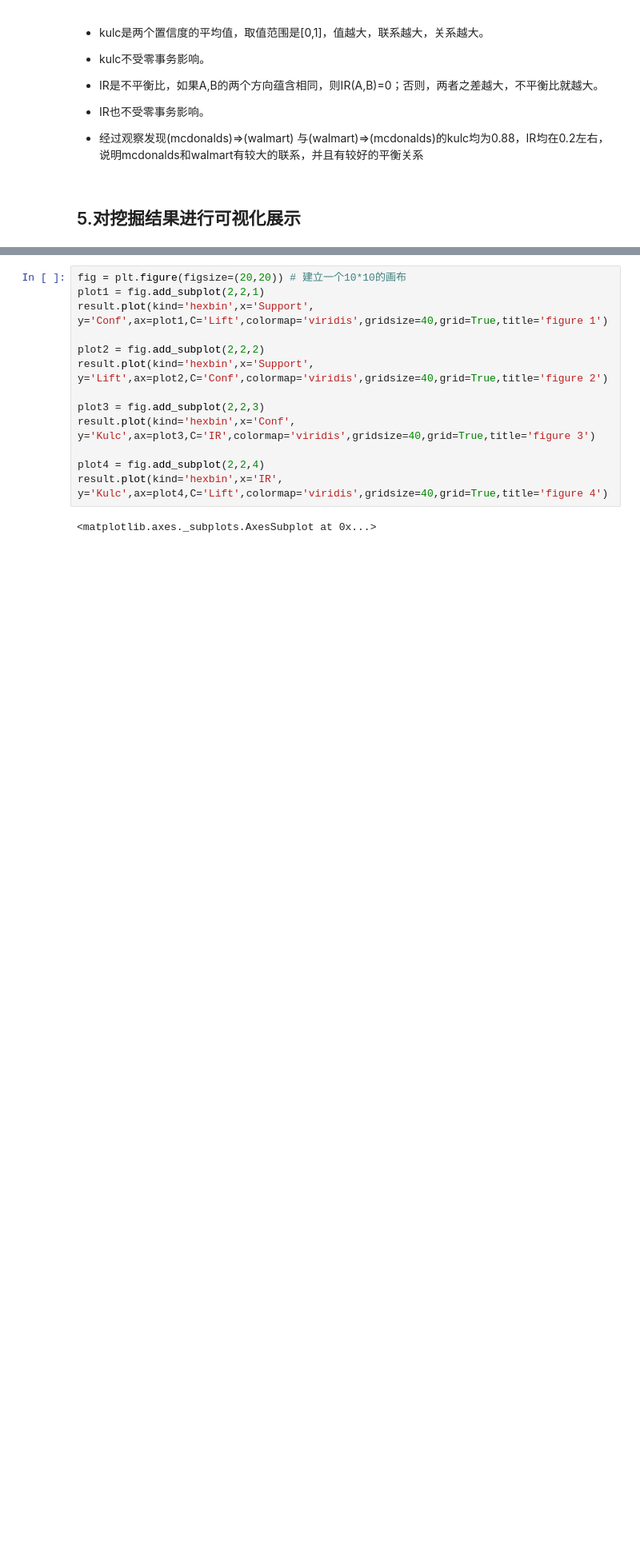
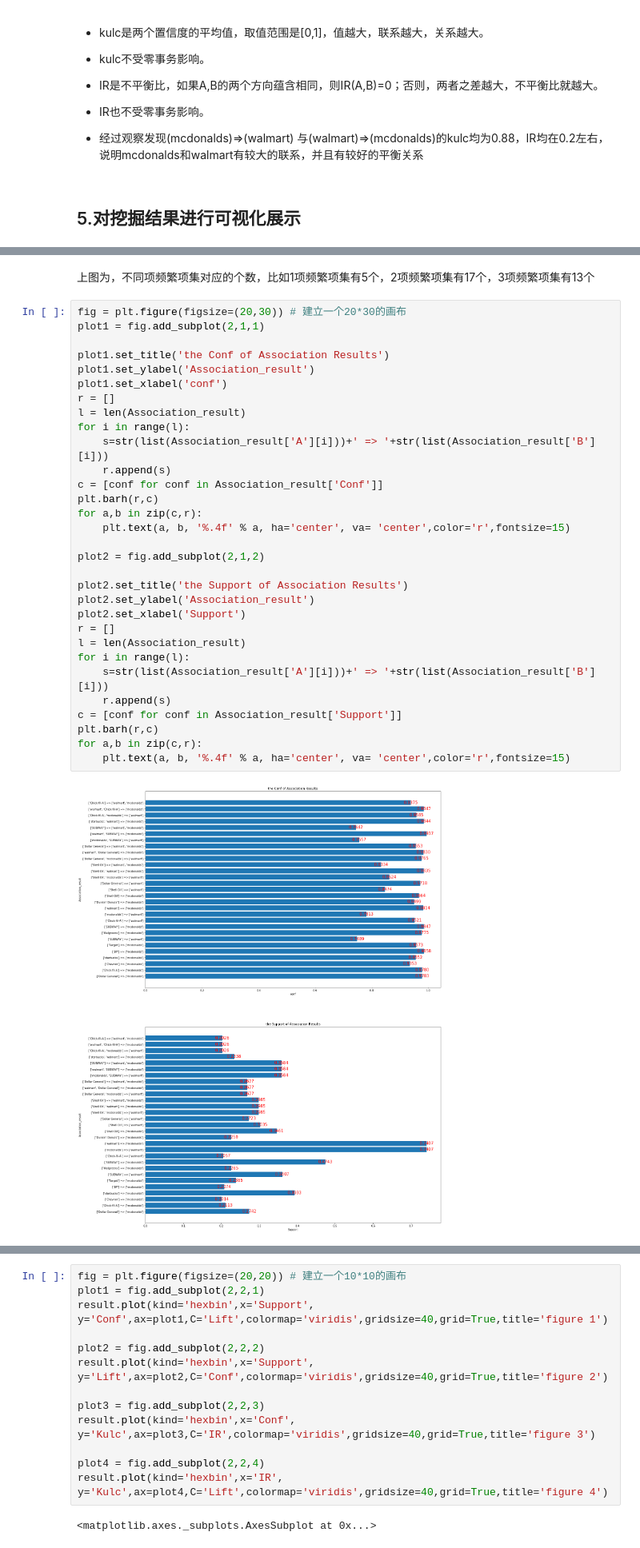
Before and after one commit to vastian180/DataMiningHomework2, a Jupyter notebook: 3.ipynb, the cells around one changed output, grey strips where cells are left out. Shown at 80% size. Drawn from its saved outputs; the diff is of its cells as text; blank space fills up the shorter version.

```diff
--- a/3.ipynb
+++ b/3.ipynb
@@ -492,0 +507,35 @@ support_data[frozenset({'mcdonalds'})]
+# %% [markdown]
+上图为，不同项频繁项集对应的个数，比如1项频繁项集有5个，2项频繁项集有17个，3项频繁项集有13个
+# %%
+fig = plt.figure(figsize=(20,30)) # 建立一个20*30的画布
+plot1 = fig.add_subplot(2,1,1)
+
+plot1.set_title('the Conf of Association Results')
+plot1.set_ylabel('Association_result')
+plot1.set_xlabel('conf')
+r = []
+l = len(Association_result)
+for i in range(l):
+    s=str(list(Association_result['A'][i]))+' => '+str(list(Association_result['B'][i]))
+    r.append(s)
+c = [conf for conf in Association_result['Conf']]
+plt.barh(r,c)
+for a,b in zip(c,r):
+    plt.text(a, b, '%.4f' % a, ha='center', va= 'center',color='r',fontsize=15)
+
+plot2 = fig.add_subplot(2,1,2)
+
+plot2.set_title('the Support of Association Results')
+plot2.set_ylabel('Association_result')
+plot2.set_xlabel('Support')
+r = []
+l = len(Association_result)
+for i in range(l):
+    s=str(list(Association_result['A'][i]))+' => '+str(list(Association_result['B'][i]))
+    r.append(s)
+c = [conf for conf in Association_result['Support']]
+plt.barh(r,c)
+for a,b in zip(c,r):
+    plt.text(a, b, '%.4f' % a, ha='center', va= 'center',color='r',fontsize=15)
+# %% [output]
+[figure, added]
```
Also changed, not shown: parts of 11 cells of this notebook.
